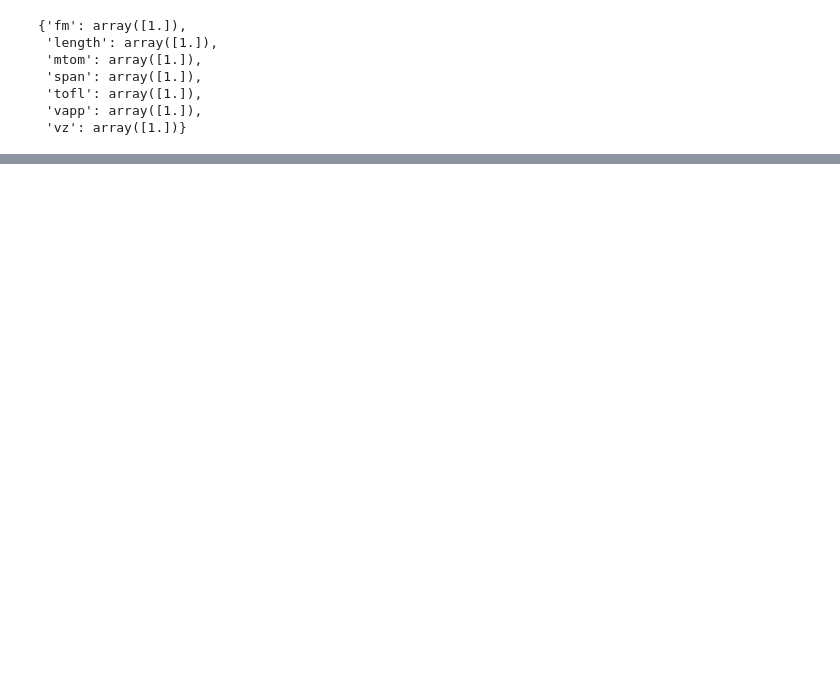
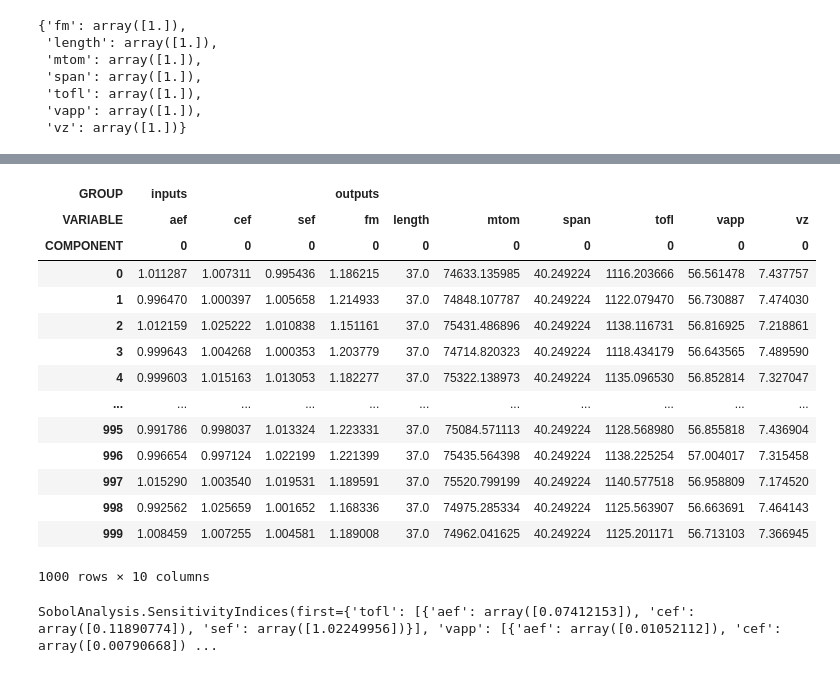
Before and after one commit to AlexandreDemarquet/projet_metamodelisation, a Jupyter notebook: problem2.ipynb, the cells around one changed output, grey strips where cells are left out. Drawn from its saved outputs; the diff is of its cells as text; code cells hidden in the pictures; blank space fills up the shorter version.

```diff
--- a/problem2.ipynb
+++ b/problem2.ipynb
@@ -199,0 +159,4 @@ scenario_surrogate.post_process(post_name="OptHistoryView", save=False, show=Tru
+# %%
+sobol = SobolAnalysis()
+sobol.compute_samples([surrogate_discipline], uncertain_space, 1000)
+# %% [output]
@@ -199,0 +170,19 @@ scenario_surrogate.post_process(post_name="OptHistoryView", save=False, show=Tru
+| GROUP | inputs |  |  | outputs |  |  |  |  |  |  |
+| VARIABLE | aef | cef | sef | fm | length | mtom | span | tofl | vapp | vz |
+| COMPONENT | 0 | 0 | 0 | 0 | 0 | 0 | 0 | 0 | 0 | 0 |
+| 0 | 1.011287 | 1.007311 | 0.995436 | 1.186215 | 37.0 | 74633.135985 | 40.249224 | 1116.203666 | 56.561478 | 7.437757 |
+| 1 | 0.996470 | 1.000397 | 1.005658 | 1.214933 | 37.0 | 74848.107787 | 40.249224 | 1122.079470 | 56.730887 | 7.474030 |
+| 2 | 1.012159 | 1.025222 | 1.010838 | 1.151161 | 37.0 | 75431.486896 | 40.249224 | 1138.116731 | 56.816925 | 7.218861 |
+| 3 | 0.999643 | 1.004268 | 1.000353 | 1.203779 | 37.0 | 74714.820323 | 40.249224 | 1118.434179 | 56.643565 | 7.489590 |
+| 4 | 0.999603 | 1.015163 | 1.013053 | 1.182277 | 37.0 | 75322.138973 | 40.249224 | 1135.096530 | 56.852814 | 7.327047 |
+| ... | ... | ... | ... | ... | ... | ... | ... | ... | ... | ... |
+| 995 | 0.991786 | 0.998037 | 1.013324 | 1.223331 | 37.0 | 75084.571113 | 40.249224 | 1128.568980 | 56.855818 | 7.436904 |
+| 996 | 0.996654 | 0.997124 | 1.022199 | 1.221399 | 37.0 | 75435.564398 | 40.249224 | 1138.225254 | 57.004017 | 7.315458 |
+| 997 | 1.015290 | 1.003540 | 1.019531 | 1.189591 | 37.0 | 75520.799199 | 40.249224 | 1140.577518 | 56.958809 | 7.174520 |
+| 998 | 0.992562 | 1.025659 | 1.001652 | 1.168336 | 37.0 | 74975.285334 | 40.249224 | 1125.563907 | 56.663691 | 7.464143 |
+| 999 | 1.008459 | 1.007255 | 1.004581 | 1.189008 | 37.0 | 74962.041625 | 40.249224 | 1125.201171 | 56.713103 | 7.366945 |
+1000 rows × 10 columns
+# %%
+sobol.compute_indices(output_names=["tofl", "vapp","vz","fm","mtom"])
+# %% [output]
+SobolAnalysis.SensitivityIndices(first={'tofl': [{'aef': array([0.07412153]), 'cef': array([0.11890774]), 'sef': array([1.02249956])}], 'vapp': [{'aef': array([0.01052112]), 'cef': array([0.00790668]) ...
```
Also changed, not shown: parts of 25 cells of this notebook, 1 other file.
